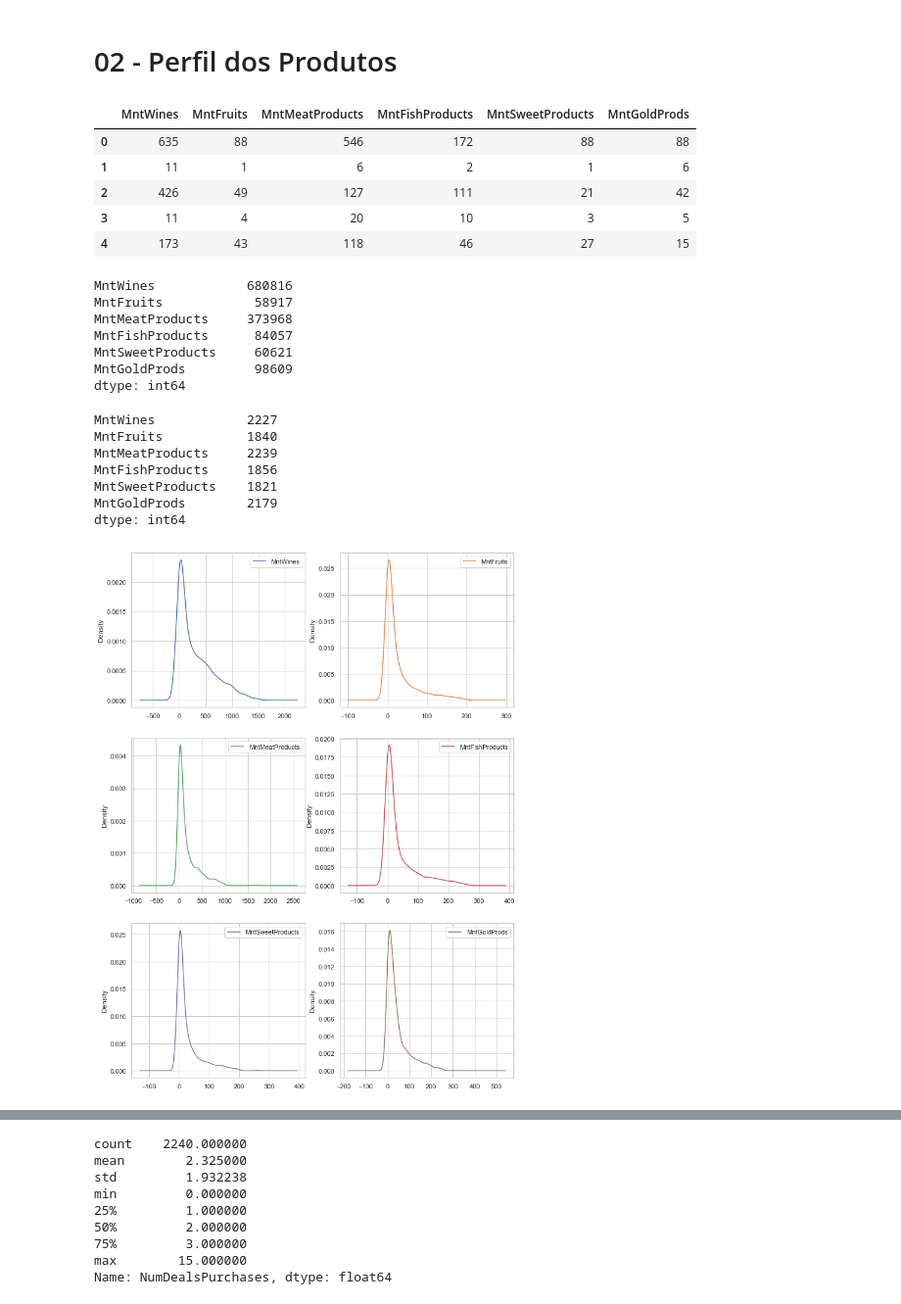
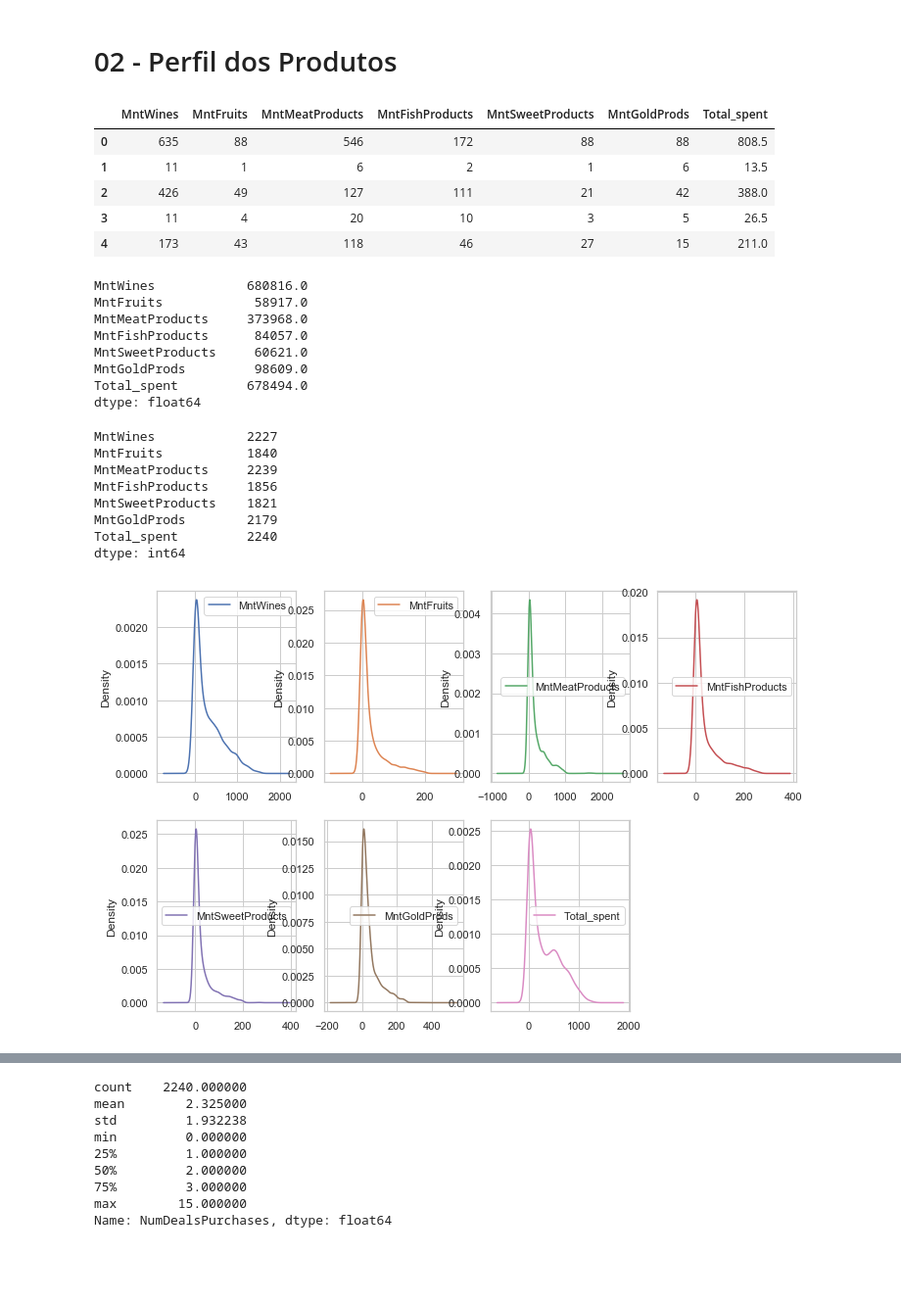
Before and after one commit to med0709/Marketing_Analysis, a Jupyter notebook: Ifood.ipynb, the cells around one changed output, grey strips where cells are left out. Shown at 98% size. Saved outputs shown, nothing was run; the diff lists cells and outputs as text; code cells hidden in the pictures; blank space fills up the shorter version.

```diff
--- a/Ifood.ipynb
+++ b/Ifood.ipynb
@@ -219,6 +227,17 @@ mstats.round(decimals = 2)
 - Cluster 1: married, together;
 - Cluster 2: single, divorced, widow, alone;
 - Cluster 3: others;
+# %%
+marital_map = {'Married' : 0,
+               'Together' : 0,
+               'Single' : 1,
+               'Divorced' : 1,
+               'Widow' : 1,
+               'Alone' : 1,
+               'Absurd' : 1,
+               'YOLO' : 1}
+
+df_inicial = df_inicial.replace(marital_map)
 # %% [markdown]
 ### 01.4 - Income
 # %%
@@ -275,9 +315,10 @@ Quanto da renda estes consumidores estão comprometendo com a companhia?
 # %%
-df_income = income_clean.iloc[:,9:14]
+df_income = df_inicial.iloc[:,9:15]
 df_income['Income'] = df_inicial['Income']
 
-df_income['return'] = (df_income.iloc[:,0:5].sum(axis = 1))/ 2
-df_income['rate'] = (df_income['return'] / df_income['Income']) * 100
+
+df_income['Total_spent'] = (df_income.iloc[:,0:6].sum(axis = 1))/ 2
+df_income['rate'] = (df_income['Total_spent'] / df_income['Income']) * 100
 
 df_income.head()
 # %% [output]
@@ -491,26 +535,27 @@ ax = sns.distplot(df_inicial['Recency'])
 # %% [markdown]
 # 02 - Perfil dos Produtos
 # %%
-df_products = df_inicial.iloc[:,9:15]
+df_products = pd.concat((df_inicial.iloc[:,9:15], df_income['Total_spent']), axis = 1)
 df_products.head()
 # %% [output]
-|  | MntWines | MntFruits | MntMeatProducts | MntFishProducts | MntSweetProducts | MntGoldProds |
-| 0 | 635 | 88 | 546 | 172 | 88 | 88 |
-| 1 | 11 | 1 | 6 | 2 | 1 | 6 |
-| 2 | 426 | 49 | 127 | 111 | 21 | 42 |
-| 3 | 11 | 4 | 20 | 10 | 3 | 5 |
-| 4 | 173 | 43 | 118 | 46 | 27 | 15 |
+|  | MntWines | MntFruits | MntMeatProducts | MntFishProducts | MntSweetProducts | MntGoldProds | Total_spent |
+| 0 | 635 | 88 | 546 | 172 | 88 | 88 | 808.5 |
+| 1 | 11 | 1 | 6 | 2 | 1 | 6 | 13.5 |
+| 2 | 426 | 49 | 127 | 111 | 21 | 42 | 388.0 |
+| 3 | 11 | 4 | 20 | 10 | 3 | 5 | 26.5 |
+| 4 | 173 | 43 | 118 | 46 | 27 | 15 | 211.0 |
 # %%
 total_amount_products = df_products.sum()
 total_amount_products
 # %% [output]
-MntWines            680816
-MntFruits            58917
-MntMeatProducts     373968
-MntFishProducts      84057
-MntSweetProducts     60621
-MntGoldProds         98609
-dtype: int64
+MntWines            680816.0
+MntFruits            58917.0
+MntMeatProducts     373968.0
+MntFishProducts      84057.0
+MntSweetProducts     60621.0
+MntGoldProds         98609.0
+Total_spent         678494.0
+dtype: float64
 # %%
 total_purchases_products = (df_products != 0).sum()
 total_purchases_products
@@ -521,12 +566,13 @@ MntMeatProducts     2239
 MntFishProducts     1856
 MntSweetProducts    1821
 MntGoldProds        2179
+Total_spent         2240
 dtype: int64
 # %%
 # Density Plots
-df_products.plot(kind = 'density',layout = (3,2), subplots = True,  sharex = False, figsize = (11.7, 16.5))
+df_products.plot(kind = 'density',layout = (4,4), subplots = True,  sharex = False, figsize = (11.7, 16.5))
 plt.show()
 # %% [output]
-[figure, old version]
+[figure, new version]
 # %%
 df_produdcts_reshape = pd.DataFrame((total_purchases_products, total_amount_products)).T
```
Also changed, not shown: parts of 74 cells of this notebook.
